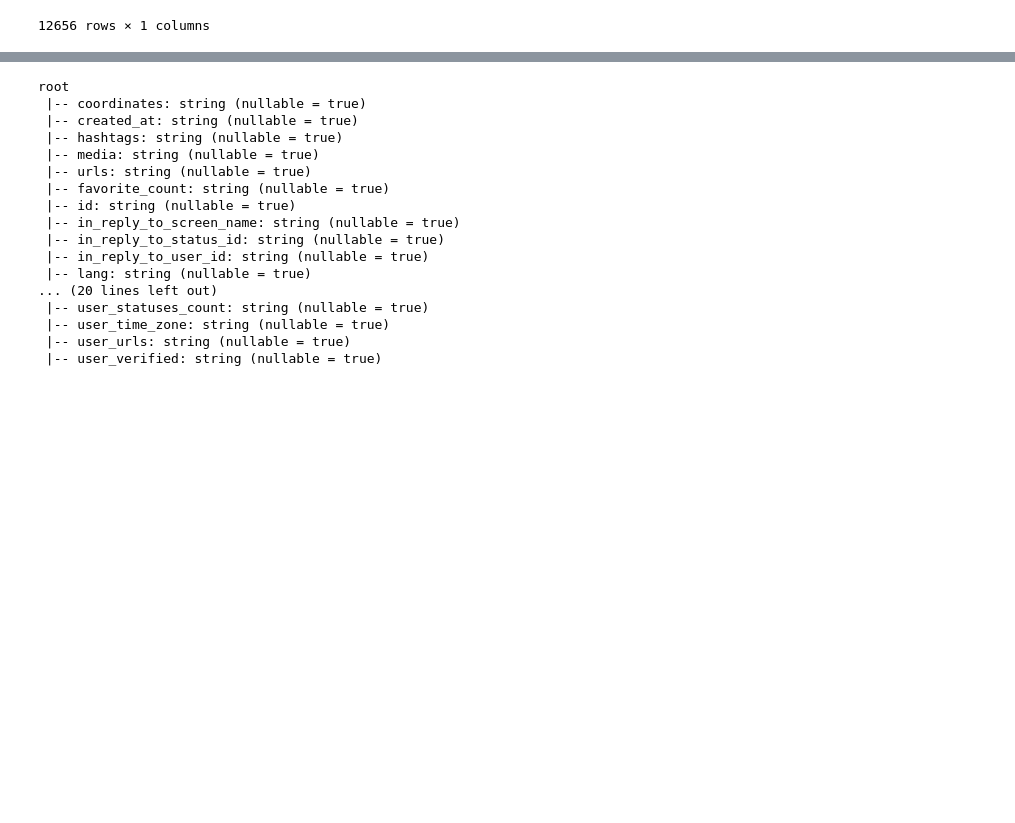
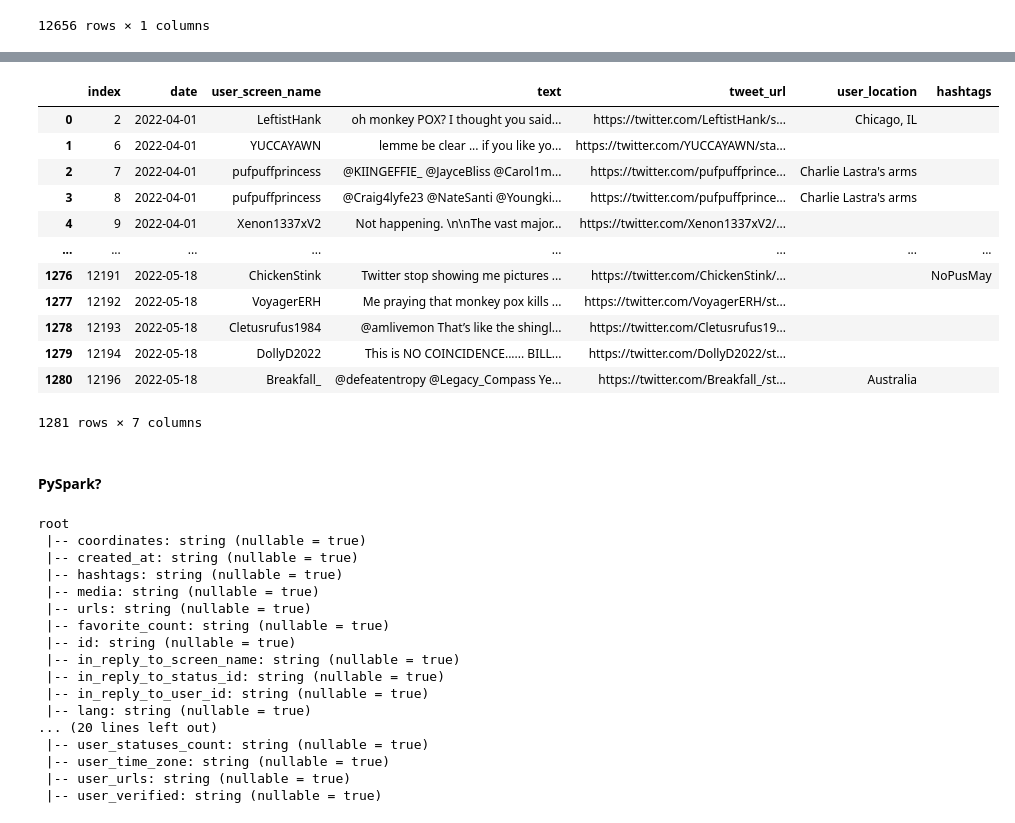
Before and after one commit to slp22/data-engineering-project, a Jupyter notebook: engineering_monkeypox_pipeline.ipynb, the cells around one changed output, grey strips where cells are left out. Saved outputs shown, nothing was run; the diff lists cells and outputs as text; code cells hidden in the pictures; blank space fills up the shorter version.

```diff
--- a/engineering_monkeypox_pipeline.ipynb
+++ b/engineering_monkeypox_pipeline.ipynb
@@ -329,3 +353,19 @@ Data columns (total 6 columns):
  5   hashtags          1281 non-null   object
 dtypes: object(6)
 memory usage: 70.1+ KB
+# %%
+tweets_1.reset_index()
+# %% [output]
+|  | index | date | user_screen_name | text | tweet_url | user_location | hashtags |
+| 0 | 2 | 2022-04-01 | LeftistHank | oh monkey POX? I thought you said... | https://twitter.com/LeftistHank/s... | Chicago, IL |  |
+| 1 | 6 | 2022-04-01 | YUCCAYAWN | lemme be clear ... if you like yo... | https://twitter.com/YUCCAYAWN/sta... |  |  |
+| 2 | 7 | 2022-04-01 | pufpuffprincess | @KIINGEFFIE_ @JayceBliss @Carol1m... | https://twitter.com/pufpuffprince... | Charlie Lastra's arms |  |
+| 3 | 8 | 2022-04-01 | pufpuffprincess | @Craig4lyfe23 @NateSanti @Youngki... | https://twitter.com/pufpuffprince... | Charlie Lastra's arms |  |
+| 4 | 9 | 2022-04-01 | Xenon1337xV2 | Not happening. \n\nThe vast major... | https://twitter.com/Xenon1337xV2/... |  |  |
+| ... | ... | ... | ... | ... | ... | ... | ... |
+| 1276 | 12191 | 2022-05-18 | ChickenStink | Twitter stop showing me pictures ... | https://twitter.com/ChickenStink/... |  | NoPusMay |
+| 1277 | 12192 | 2022-05-18 | VoyagerERH | Me praying that monkey pox kills ... | https://twitter.com/VoyagerERH/st... |  |  |
+| 1278 | 12193 | 2022-05-18 | Cletusrufus1984 | @amlivemon That’s like the shingl... | https://twitter.com/Cletusrufus19... |  |  |
+| 1279 | 12194 | 2022-05-18 | DollyD2022 | This is NO COINCIDENCE...... BILL... | https://twitter.com/DollyD2022/st... |  |  |
+| 1280 | 12196 | 2022-05-18 | Breakfall_ | @defeatentropy @Legacy_Compass Ye... | https://twitter.com/Breakfall_/st... | Australia |  |
+1281 rows × 7 columns
@@ -332,3 +374,5 @@ memory usage: 70.1+ KB
+# %% [markdown]
+#### PySpark?
 # %%
 spark = SparkSession.builder\
         .master("local")\
```
Also changed, not shown: parts of 9 cells of this notebook.
